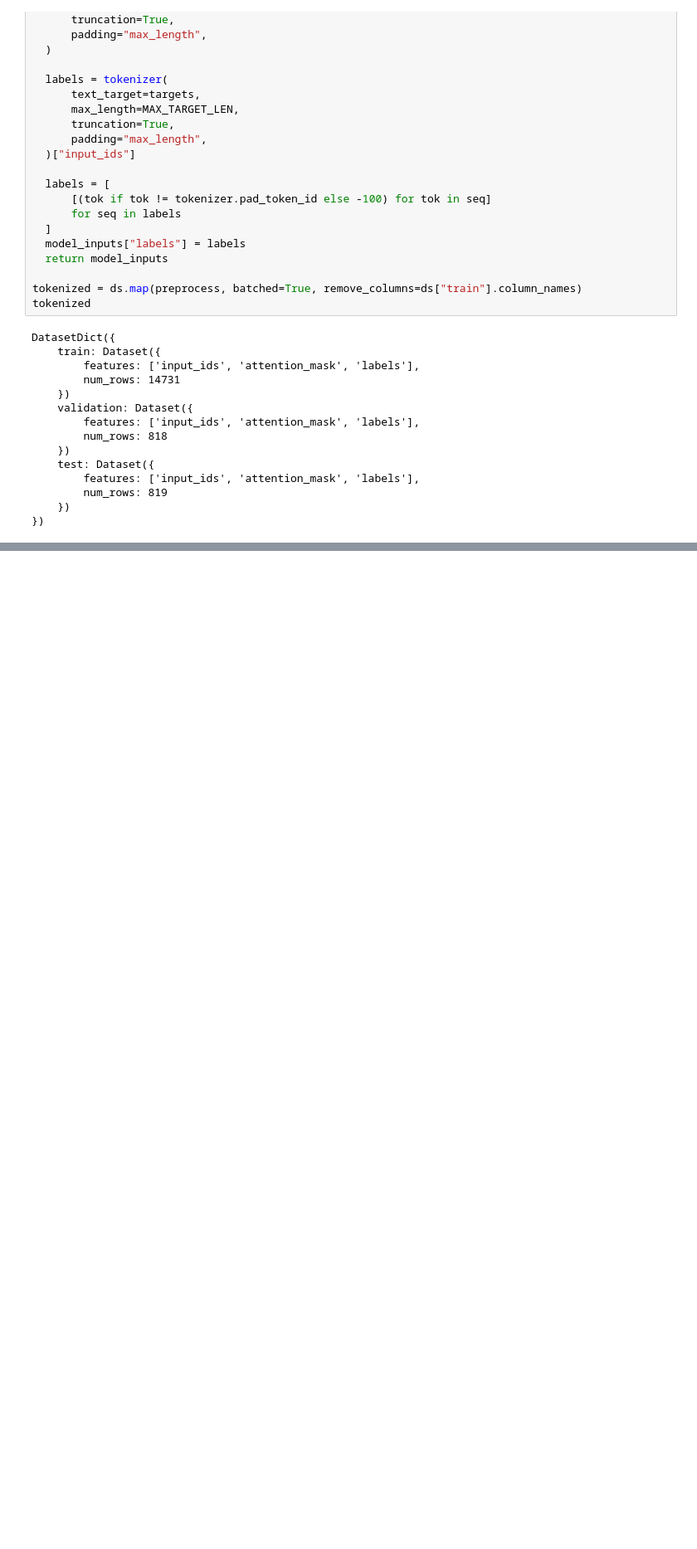
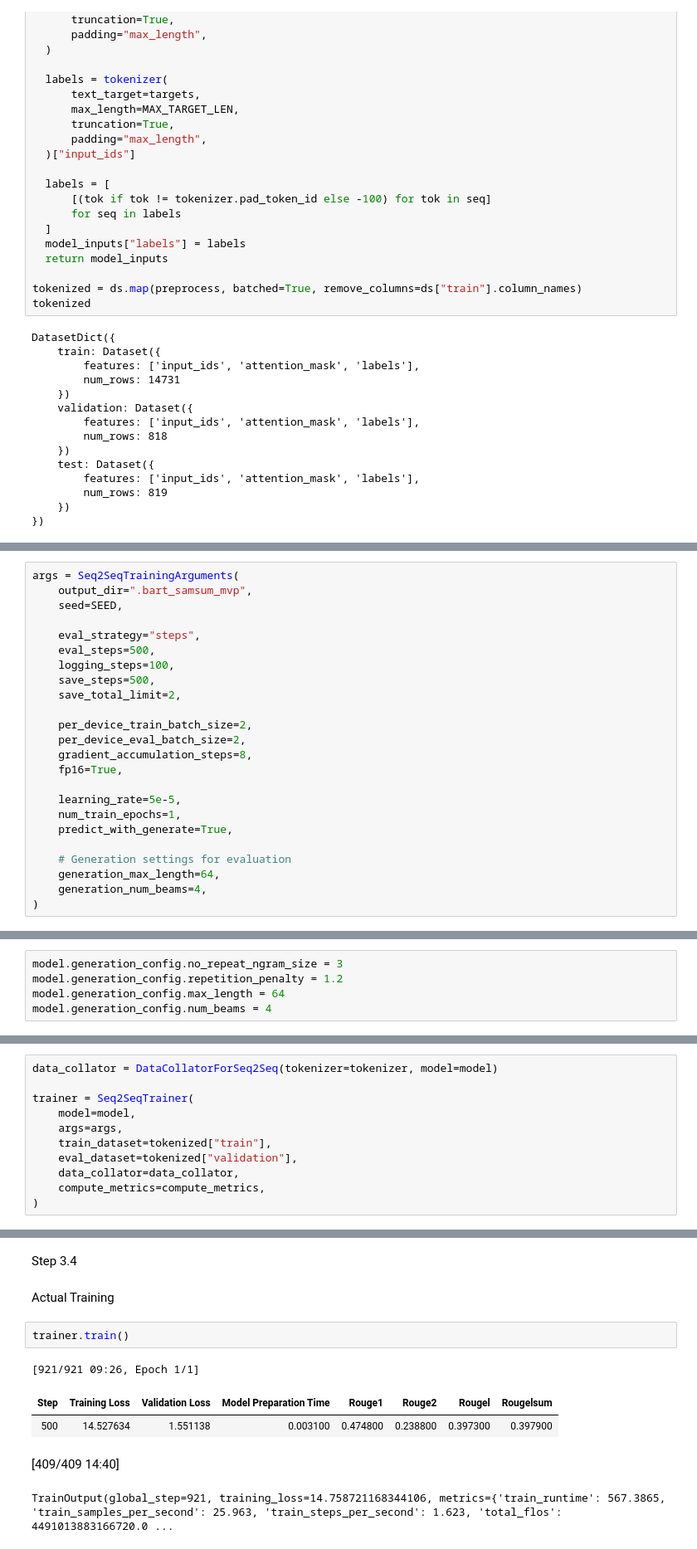
Before and after one commit to andrewmarasco/LLMs_with_AI, a Jupyter notebook: dialogue_summarization_bart_mvp.ipynb, the cells around one changed output, grey strips where cells are left out. Shown at 83% size. Drawn from its saved outputs; the diff is of its cells as text; blank space fills up the shorter version.

```diff
--- a/dialogue_summarization_bart_mvp.ipynb
+++ b/dialogue_summarization_bart_mvp.ipynb
@@ -139,0 +191,24 @@ DatasetDict({
+# %%
+args = Seq2SeqTrainingArguments(
+    output_dir=".bart_samsum_mvp",
+    seed=SEED,
+
+    eval_strategy="steps",
+    eval_steps=500,
+    logging_steps=100,
+    save_steps=500,
+    save_total_limit=2,
+
+    per_device_train_batch_size=2,
+    per_device_eval_batch_size=2,
+    gradient_accumulation_steps=8,
+    fp16=True,
+
+    learning_rate=5e-5,
+    num_train_epochs=1,
+    predict_with_generate=True,
+
+    # Generation settings for evaluation
+    generation_max_length=64,
+    generation_num_beams=4,
+)
@@ -139,0 +217,5 @@ DatasetDict({
+# %%
+model.generation_config.no_repeat_ngram_size = 3
+model.generation_config.repetition_penalty = 1.2
+model.generation_config.max_length = 64
+model.generation_config.num_beams = 4
@@ -139,0 +226,11 @@ DatasetDict({
+# %%
+data_collator = DataCollatorForSeq2Seq(tokenizer=tokenizer, model=model)
+
+trainer = Seq2SeqTrainer(
+    model=model,
+    args=args,
+    train_dataset=tokenized["train"],
+    eval_dataset=tokenized["validation"],
+    data_collator=data_collator,
+    compute_metrics=compute_metrics,
+)
@@ -139,0 +254,12 @@ DatasetDict({
+# %% [markdown]
+Step 3.4
+# %% [markdown]
+Actual Training
+# %%
+trainer.train()
+# %% [output]
+[921/921 09:26, Epoch 1/1]
+| Step | Training Loss | Validation Loss | Model Preparation Time | Rouge1 | Rouge2 | Rougel | Rougelsum |
+| 500 | 14.527634 | 1.551138 | 0.003100 | 0.474800 | 0.238800 | 0.397300 | 0.397900 |
+[409/409 14:40]
+TrainOutput(global_step=921, training_loss=14.758721168344106, metrics={'train_runtime': 567.3865, 'train_samples_per_second': 25.963, 'train_steps_per_second': 1.623, 'total_flos': 4491013883166720.0 ...
```
Also changed, not shown: parts of 39 cells of this notebook.
